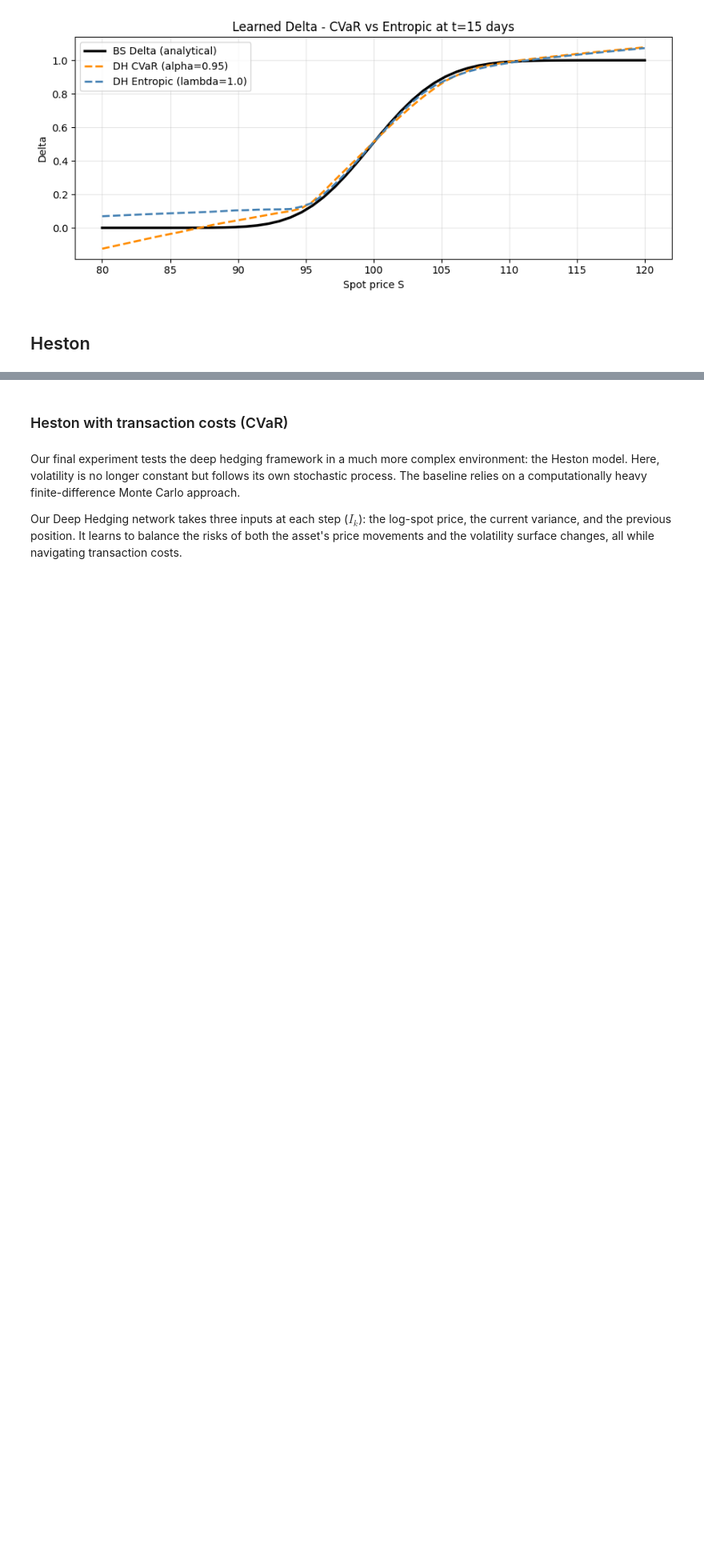
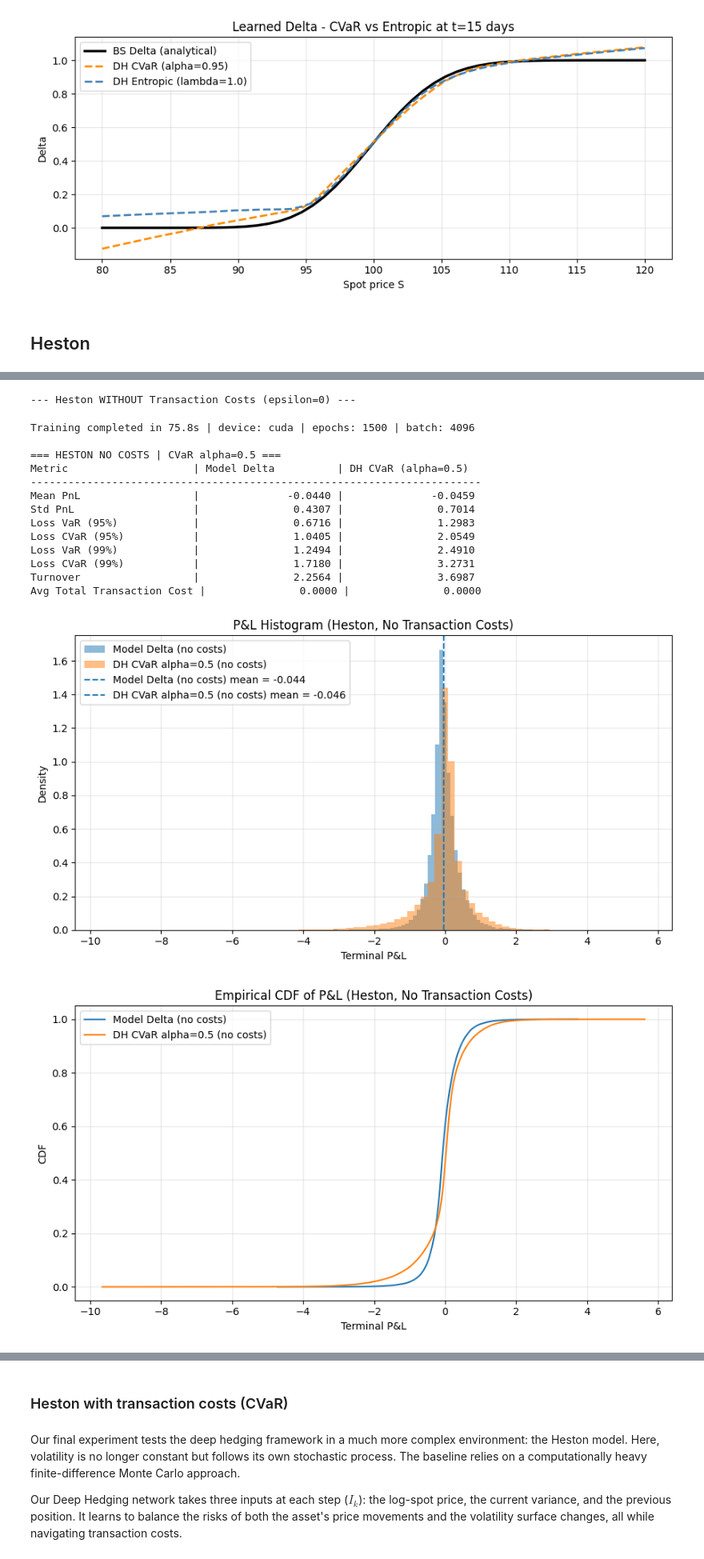
Before and after one commit to GioChecchi/Deep_Hedging, a Jupyter notebook: Deep_Hedging.ipynb, the cells around one changed output, grey strips where cells are left out. Shown at 80% size. Saved outputs shown, nothing was run; the diff lists cells and outputs as text; code cells hidden in the pictures; blank space fills up the shorter version.

```diff
--- a/Deep_Hedging.ipynb
+++ b/Deep_Hedging.ipynb
@@ -1802,0 +1810,11 @@ hidden_dim_heston = [17,17]
+# %%
+print(f"Policy: {policy_type} | BatchNorm: {use_batch_norm}")
+
+# Test set
+test_paths_h, test_vols_h, test_S2_h = generate_heston_paths(S0, v0, r, kappa, theta, sigma_v, rho, T, steps, n_paths_sim)
+
+# Pricer and premium (shared)
+heston_pricer = HestonPricer(S0=S0, r=r, kappa=kappa, theta=theta, xi=sigma_v, rho=rho, v0=v0, device=device, dtype=torch.float64)
+premium_h = heston_pricer.call_price(K, T)
+print(f"Heston premium: {premium_h:.4f}")
+d2_scale_val = S0 / L0
@@ -1802,0 +1824,45 @@ hidden_dim_heston = [17,17]
+# %%
+print("--- Heston WITHOUT Transaction Costs (epsilon=0) ---")
+
+# Train DH at alpha=0.5
+train_out_h_nocost = train_model(env_type='heston', S0=S0, K=K, r=r, T=T, steps=steps,
+                                 epsilon=0.0, batch_size=batch_size, n_epochs=n_epochs,
+                                 lr=learning_rate, hidden_dims=hidden_dim_heston,
+                                 v0=v0, kappa=kappa, theta=theta, sigma_v=sigma_v, rho=rho,
+                                 premium=premium_h, alpha=0.5, loss_type='cvar',
+                                 policy_type=policy_type, use_batch_norm=use_batch_norm)
+
+metrics_h_nocost, pnl_h_nocost, deltas_h_nocost = evaluate_model(train_out_h_nocost["model"], 'heston', test_paths_h, K, epsilon=0.0, S0=S0, T=T,
+                                                                 test_vols=test_vols_h, test_paths2=test_S2_h, premium=premium_h, v0=v0)
+
+# Baseline with epsilon=0
+h_deltas_nocost_base, h_pnl_nocost_base = run_heston_baseline(test_paths_h, test_vols_h, test_S2_h, K=K, T=T, epsilon=0.0, heston_pricer=heston_pricer, premium=premium_h)
+
+h_metrics_nocost_base = compute_metrics_from_pnl_and_deltas(h_pnl_nocost_base, h_deltas_nocost_base, paths=test_paths_h, epsilon=0.0, paths2=test_S2_h * d2_scale_val, S0_norm=S0)
+
+# Metrics table
+print_results_comparison(title="HESTON NO COSTS | CVaR alpha=0.5",
+                         baseline_name="Model Delta", baseline_metrics= h_metrics_nocost_base,
+                         model_name="DH CVaR (alpha=0.5)", model_metrics=metrics_h_nocost)
+
+# P&L histogram
+plot_pnl_diagnostics(pnl_baseline=h_pnl_nocost_base, pnl_model=pnl_h_nocost,
+                     baseline_name="Model Delta (no costs)", model_name="DH CVaR alpha=0.5 (no costs)",
+                     title_suffix="(Heston, No Transaction Costs)")
+# %% [output]
+--- Heston WITHOUT Transaction Costs (epsilon=0) ---
+Training completed in 75.8s | device: cuda | epochs: 1500 | batch: 4096
+
+=== HESTON NO COSTS | CVaR alpha=0.5 ===
+Metric                    | Model Delta          | DH CVaR (alpha=0.5)
+------------------------------------------------------------------------
+Mean PnL                  |              -0.0440 |              -0.0459
+Std PnL                   |               0.4307 |               0.7014
+Loss VaR (95%)            |               0.6716 |               1.2983
+Loss CVaR (95%)           |               1.0405 |               2.0549
+Loss VaR (99%)            |               1.2494 |               2.4910
+Loss CVaR (99%)           |               1.7180 |               3.2731
+Turnover                  |               2.2564 |               3.6987
+Avg Total Transaction Cost |               0.0000 |               0.0000
+[figure, added]
+[figure, added]
```
Also changed, not shown: parts of 21 cells of this notebook.
